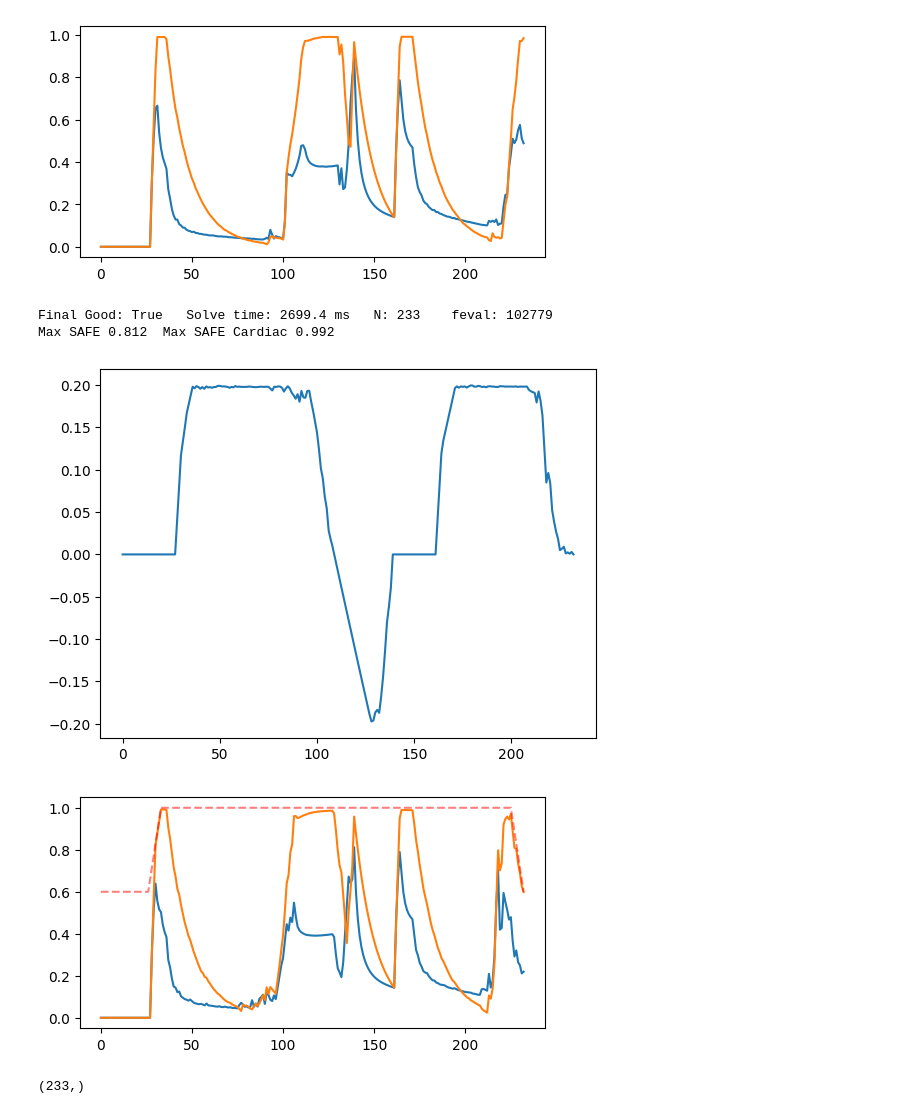
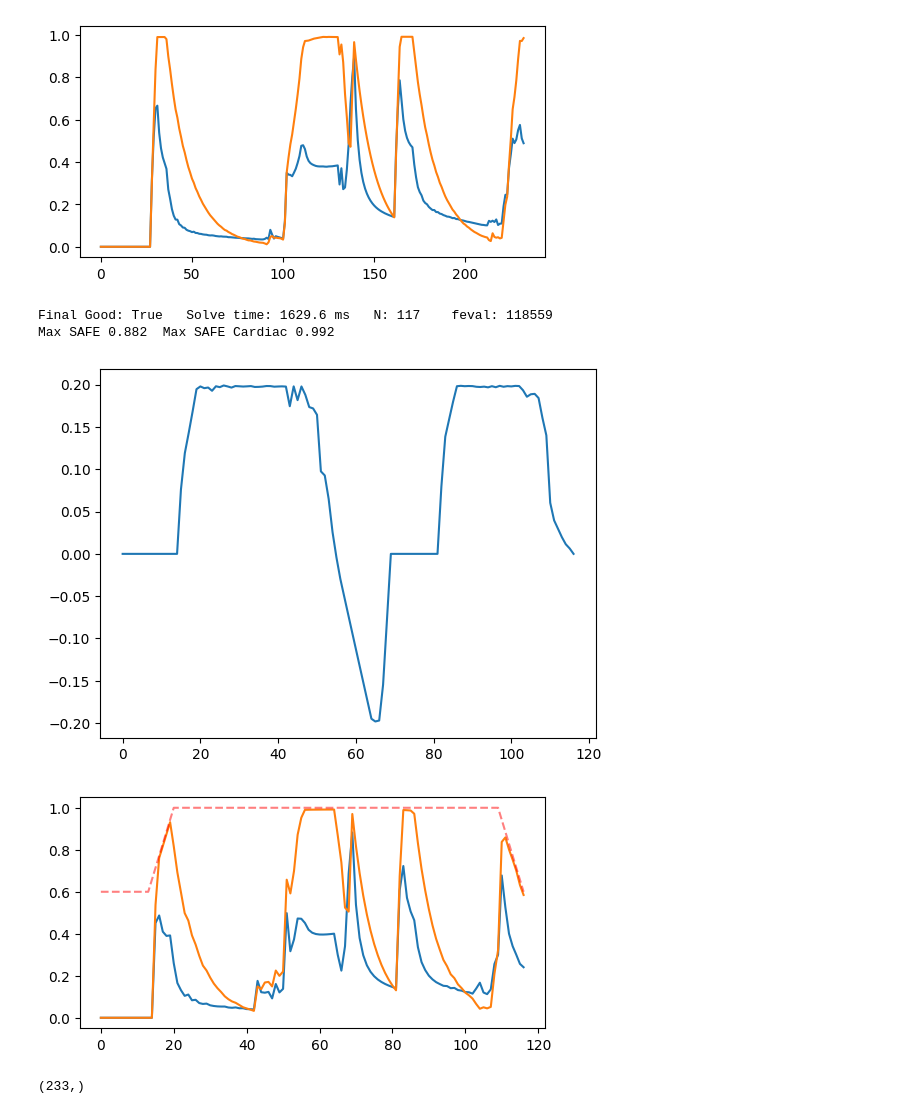
Before and after one commit to cmr-group/gropt-dev, a Jupyter notebook: examples_draft/safe_diff/safe_diff2.ipynb, the cells around one changed output. Cells and saved outputs as stored; diff of their text form; code cells hidden in the pictures.

```diff
--- a/examples/safe_diff/safe_diff2.ipynb
+++ b/examples_draft/safe_diff/safe_diff2.ipynb
@@ -191,43 +191,43 @@ gparams.diff_init(T_90=T_90,
                   T_180=T_180,
                   T_readout=T_readout,
                   TE = 60e-3,
-                  dt = 200e-6)
+                  dt = 400e-6)
 
 gparams.add_gmax(.2)
 gparams.add_smax(200)
 gparams.add_moment(0,0.0)
-gparams.add_bvalue(9200,1)
+gparams.add_bvalue(8900,1)
 
 stim_vec = 1.0*np.ones(gparams.N)
 d_stim = 8
 stim_vec[:int(T_90//gparams.dt)] = 0.6
 stim_vec[int(T_90//gparams.dt):int(T_90//gparams.dt)+d_stim] = np.linspace(0.6, 1.0, d_stim)
 stim_vec[-d_stim:] = np.linspace(1,0.6,d_stim)
 
 gparams.add_SAFE_vec(stim_vec, safe_params=safe_params)
 gparams.add_SAFE_vec(stim_vec, safe_params=safe_params_cardiac)
 
 start_t = timer()
 
 solver = gropt.SolverGroptSDMM()
 solver.set_general_params(max_iter=30000, max_feval = 200000)
 solver.set_ils_params(ils_max_iter=3, ils_tol=0.1, ils_sigma=.001, ils_tik_lam=.001)
 solver.set_sdmm_params(rw_interval = 64, grw_interval=100)
 solver.solve(gparams)
 out = gparams.get_out()
 
 stop_t = timer()
 print(f'Final Good: {gparams.final_good>0}   Solve time: {1000*(stop_t-start_t):.1f} ms   N: {out.size}    feval: {gparams.final_n_feval}')
 
 plt.figure()
 plt.plot(out)
 
 plot_safe(out, gparams, safe_params, safe_params_cardiac, stim_vec)
 # %% [output]
-Final Good: True   Solve time: 2699.4 ms   N: 233    feval: 102779
-Max SAFE 0.812  Max SAFE Cardiac 0.992
+Final Good: True   Solve time: 1629.6 ms   N: 117    feval: 118559
+Max SAFE 0.882  Max SAFE Cardiac 0.992
-[figure, old version]
+[figure, new version]
-[figure, old version]
+[figure, new version]
 # %%
 stim_vec.shape
 # %% [output]
```
Also changed, not shown: 16 other files.
